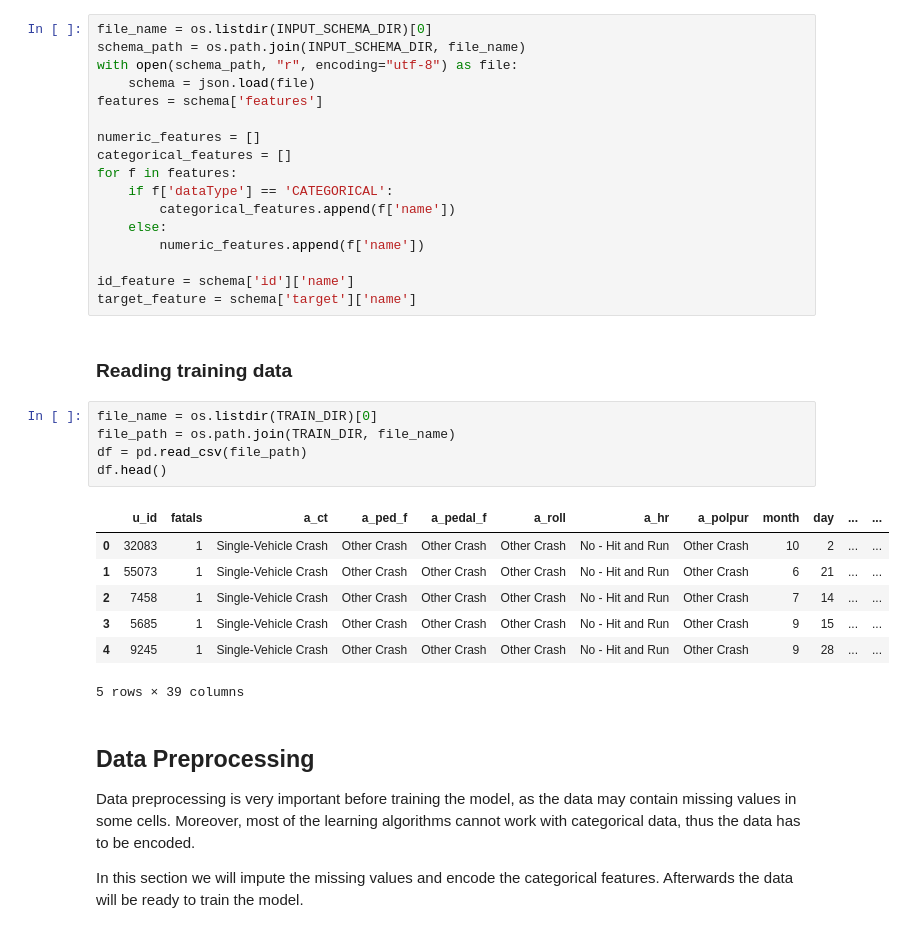
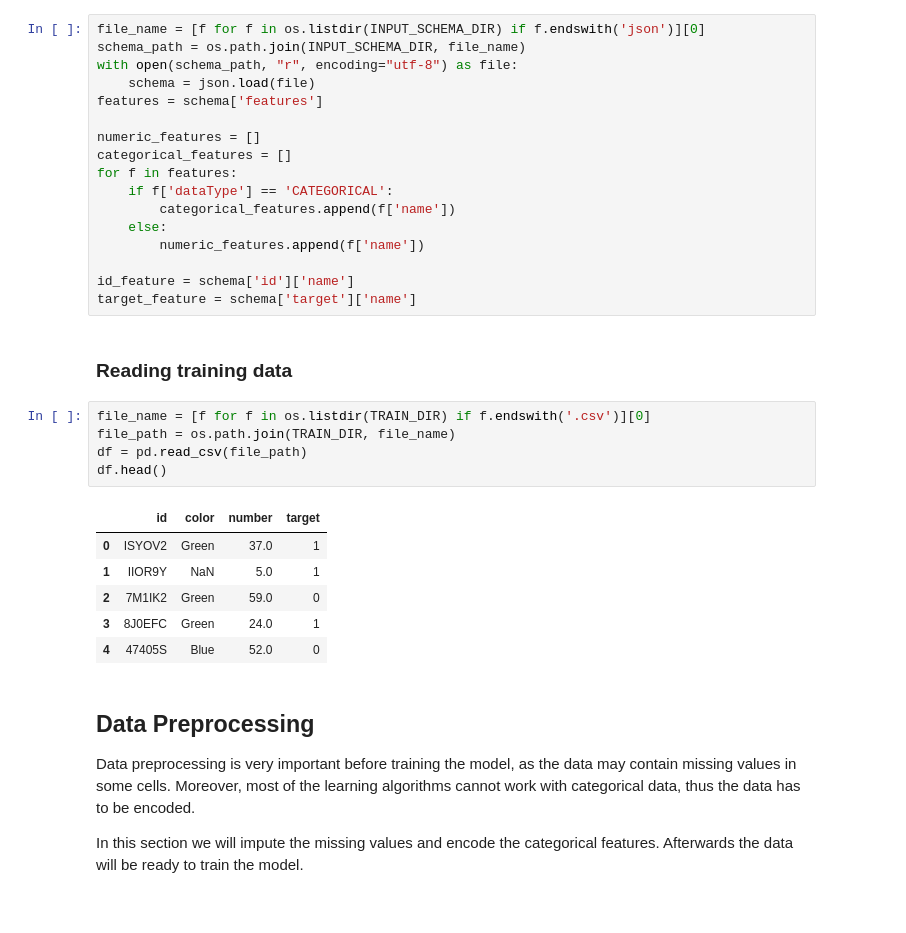
Before and after one commit to Mo-Abdelhameed/Multiclass-Classification-JN-Template, a Jupyter notebook: src/train.ipynb, the cells around one changed output. Cells and saved outputs as stored; diff of their text form.

```diff
--- a/src/train.ipynb
+++ b/src/train.ipynb
@@ -37,7 +37,7 @@ if not os.path.exists(PREDICTOR_DIR_PATH):
 ### Reading the schema
 The schmea contains metadata about the datasets. We will use the schmea to get information about the type of each feature (NUMERIC or CATEGORICAL) and the id and target features, this will be helpful in preprocessing stage.
 # %%
-file_name = os.listdir(INPUT_SCHEMA_DIR)[0]
+file_name = [f for f in os.listdir(INPUT_SCHEMA_DIR) if f.endswith('json')][0]
 schema_path = os.path.join(INPUT_SCHEMA_DIR, file_name)
 with open(schema_path, "r", encoding="utf-8") as file:
     schema = json.load(file)
@@ -56,18 +56,17 @@ target_feature = schema['target']['name']
 # %% [markdown]
 ### Reading training data
 # %%
-file_name = os.listdir(TRAIN_DIR)[0]
+file_name = [f for f in os.listdir(TRAIN_DIR) if f.endswith('.csv')][0]
 file_path = os.path.join(TRAIN_DIR, file_name)
 df = pd.read_csv(file_path)
 df.head()
 # %% [output]
-|  | u_id | fatals | a_ct | a_ped_f | a_pedal_f | a_roll | a_hr | a_polpur | month | day | ... | ... |
-| 0 | 32083 | 1 | Single-Vehicle Crash | Other Crash | Other Crash | Other Crash | No - Hit and Run | Other Crash | 10 | 2 | ... | ... |
-| 1 | 55073 | 1 | Single-Vehicle Crash | Other Crash | Other Crash | Other Crash | No - Hit and Run | Other Crash | 6 | 21 | ... | ... |
-| 2 | 7458 | 1 | Single-Vehicle Crash | Other Crash | Other Crash | Other Crash | No - Hit and Run | Other Crash | 7 | 14 | ... | ... |
-| 3 | 5685 | 1 | Single-Vehicle Crash | Other Crash | Other Crash | Other Crash | No - Hit and Run | Other Crash | 9 | 15 | ... | ... |
-| 4 | 9245 | 1 | Single-Vehicle Crash | Other Crash | Other Crash | Other Crash | No - Hit and Run | Other Crash | 9 | 28 | ... | ... |
+|  | id | color | number | target |
+| 0 | ISYOV2 | Green | 37.0 | 1 |
+| 1 | IIOR9Y | NaN | 5.0 | 1 |
+| 2 | 7M1IK2 | Green | 59.0 | 0 |
+| 3 | 8J0EFC | Green | 24.0 | 1 |
+| 4 | 47405S | Blue | 52.0 | 0 |
-5 rows × 39 columns
 # %% [markdown]
 ## Data Preprocessing
 Data preprocessing is very important before training the model, as the data may contain missing values in some cells. Moreover, most of the learning algorithms cannot work with categorical data, thus the data has to be encoded.
```
Also changed, not shown: parts of 2 cells of this notebook, 2 other files.
